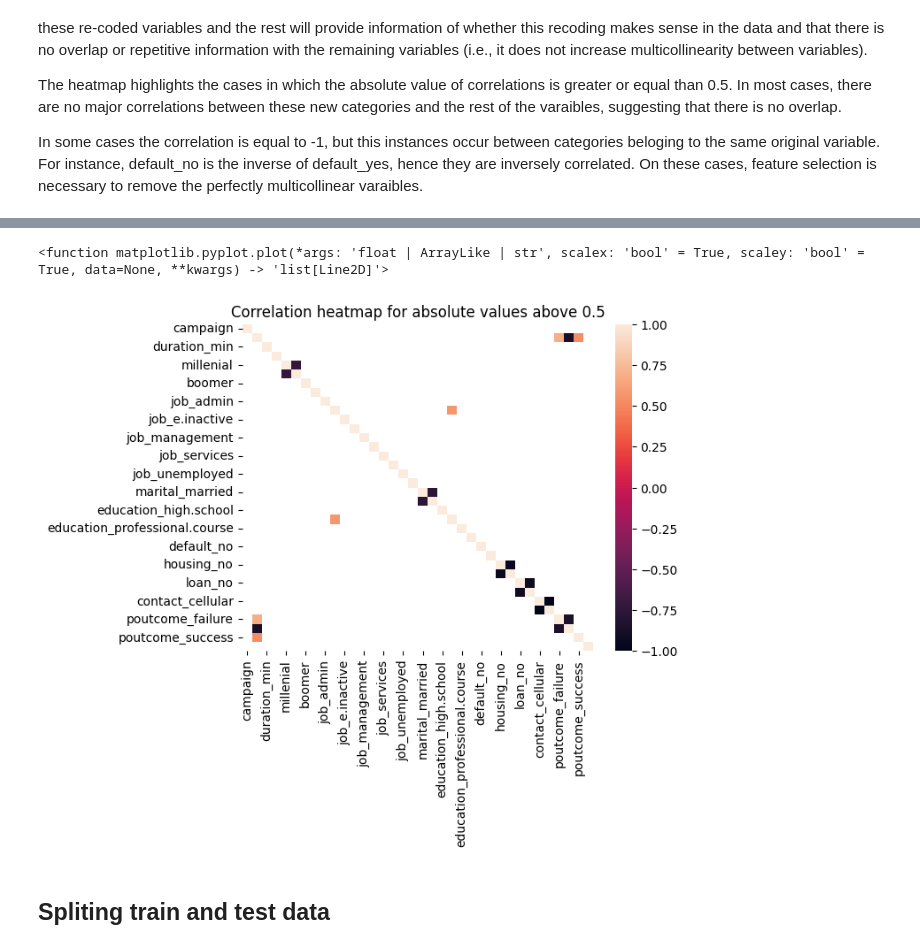
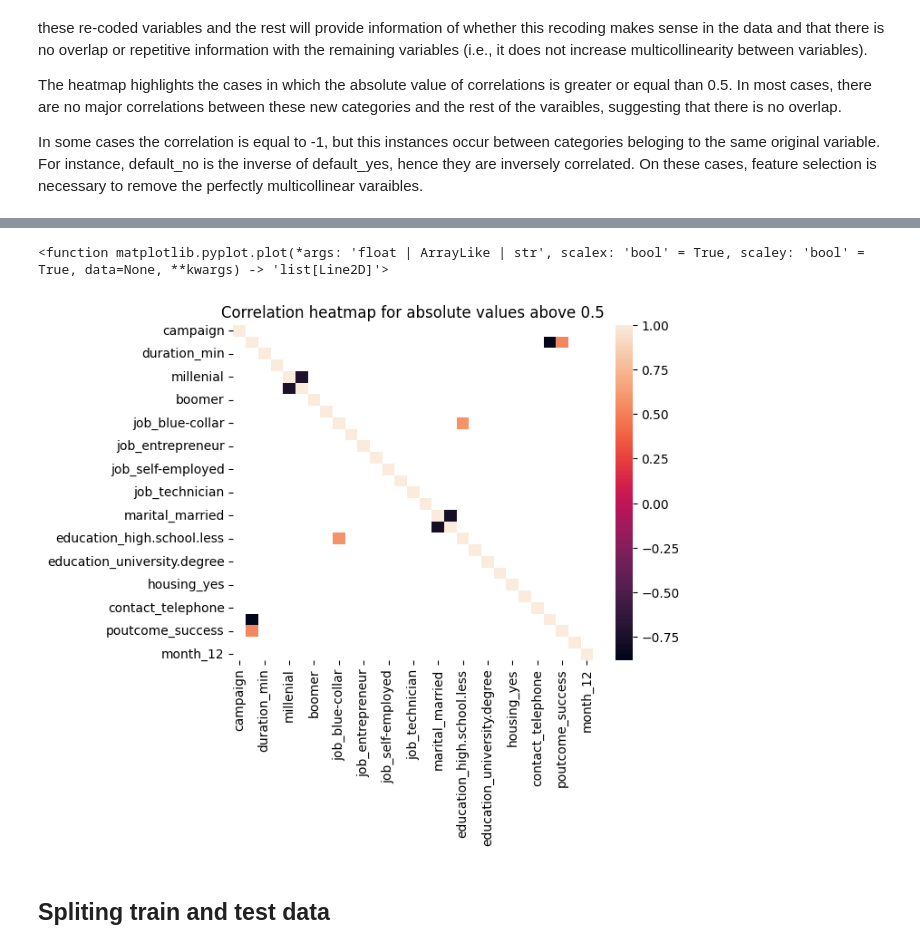
Before and after one commit to linama2593/machine-learning-banking-data, a Jupyter notebook: src/ML_banking_data.ipynb, the cells around one changed output, grey strips where cells are left out. Saved outputs shown, nothing was run; the diff lists cells and outputs as text; code cells hidden in the pictures.

```diff
--- a/src/ML_banking_data.ipynb
+++ b/src/ML_banking_data.ipynb
@@ -626,7 +626,7 @@ to_num=['job', 'marital', 'education', 'default', 'housing', 'loan',
        'contact', 'poutcome', 'y', 'month', 'day_of_week']
 
 for var in to_num:
-   bank_raw=pd.get_dummies(bank_raw, columns=[var], prefix=var)
+   bank_raw=pd.get_dummies(bank_raw, columns=[var], drop_first=True,prefix=var)
 # %% [markdown]
 After applying 'pd.get_dummies' any missing data coded as 'unknown' will be included in the value '0' of the dummy/binary variable. Hence, there is no missing data below
 # %%
@@ -685,17 +698,17 @@ In some cases the correlation is equal to -1, but this instances occur between c
 # %%
-to_drop=['y_no', 'month_3', 'month_4', 'month_5',
+to_drop=['month_4', 'month_5',
        'month_6', 'month_7', 'month_8', 'month_9', 'month_10', 'month_11',
-       'month_12', 'day_of_week_1', 'day_of_week_2', 'day_of_week_3',
+        'day_of_week_2', 'day_of_week_3',
        'day_of_week_4', 'day_of_week_5']
 
 corr_matrix=bank_raw.drop(to_drop, axis=1).corr()
 
 sns.heatmap(corr_matrix[corr_matrix.abs()>=0.5])
 plt.title('Correlation heatmap for absolute values above 0.5')
 plt.plot
 # %% [output]
 <function matplotlib.pyplot.plot(*args: 'float | ArrayLike | str', scalex: 'bool' = True, scaley: 'bool' = True, data=None, **kwargs) -> 'list[Line2D]'>
-[figure, old version]
+[figure, new version]
 # %%
 # cols=['boomer', 'silent', 'job_e.inactive', 'job_unemployed', 'marital_divorced',
 #        'education_high.school', 'education_high.school.less', 'default_yes',
```
Also changed, not shown: parts of 20 cells of this notebook, 15 other files.
